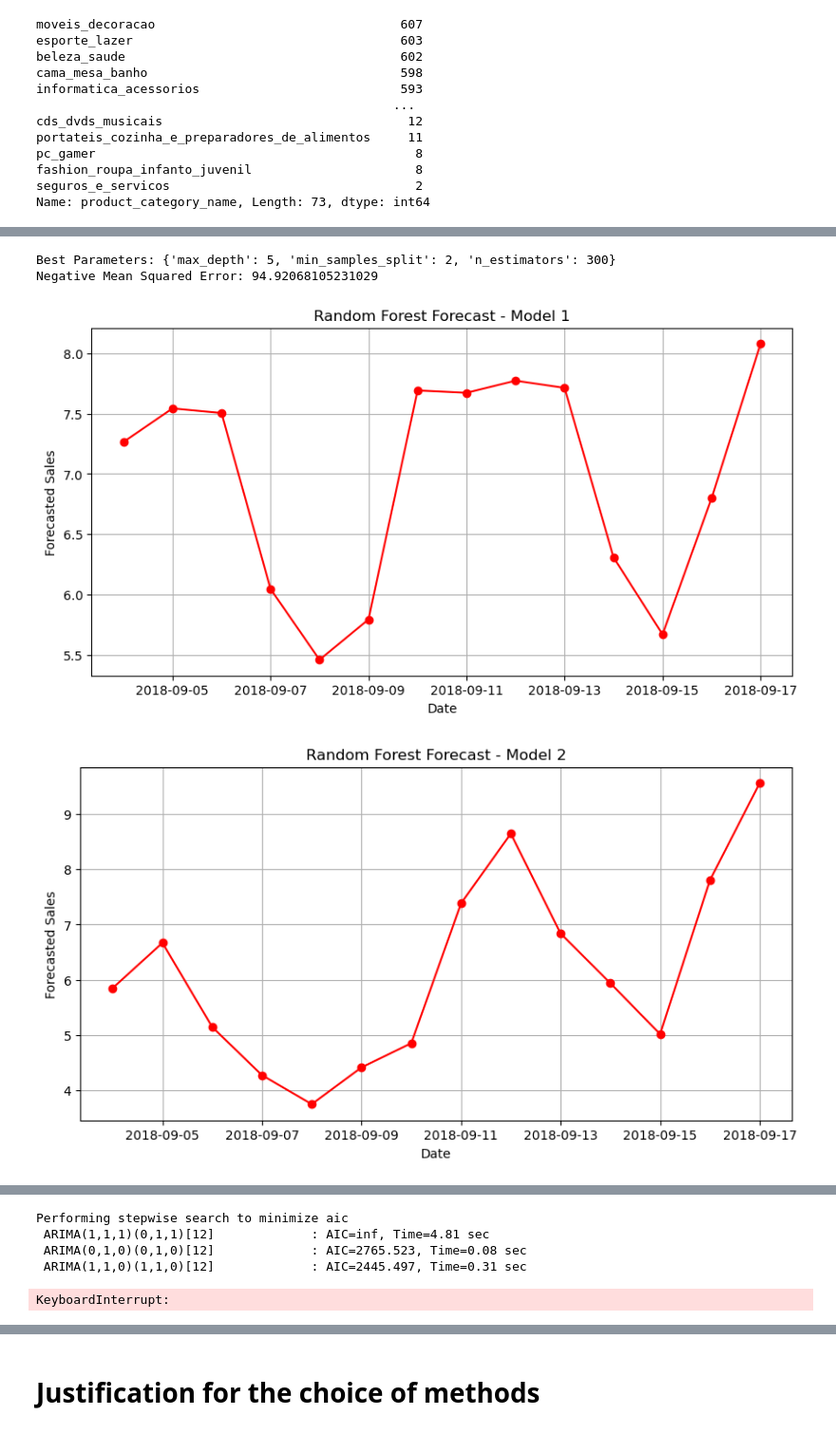
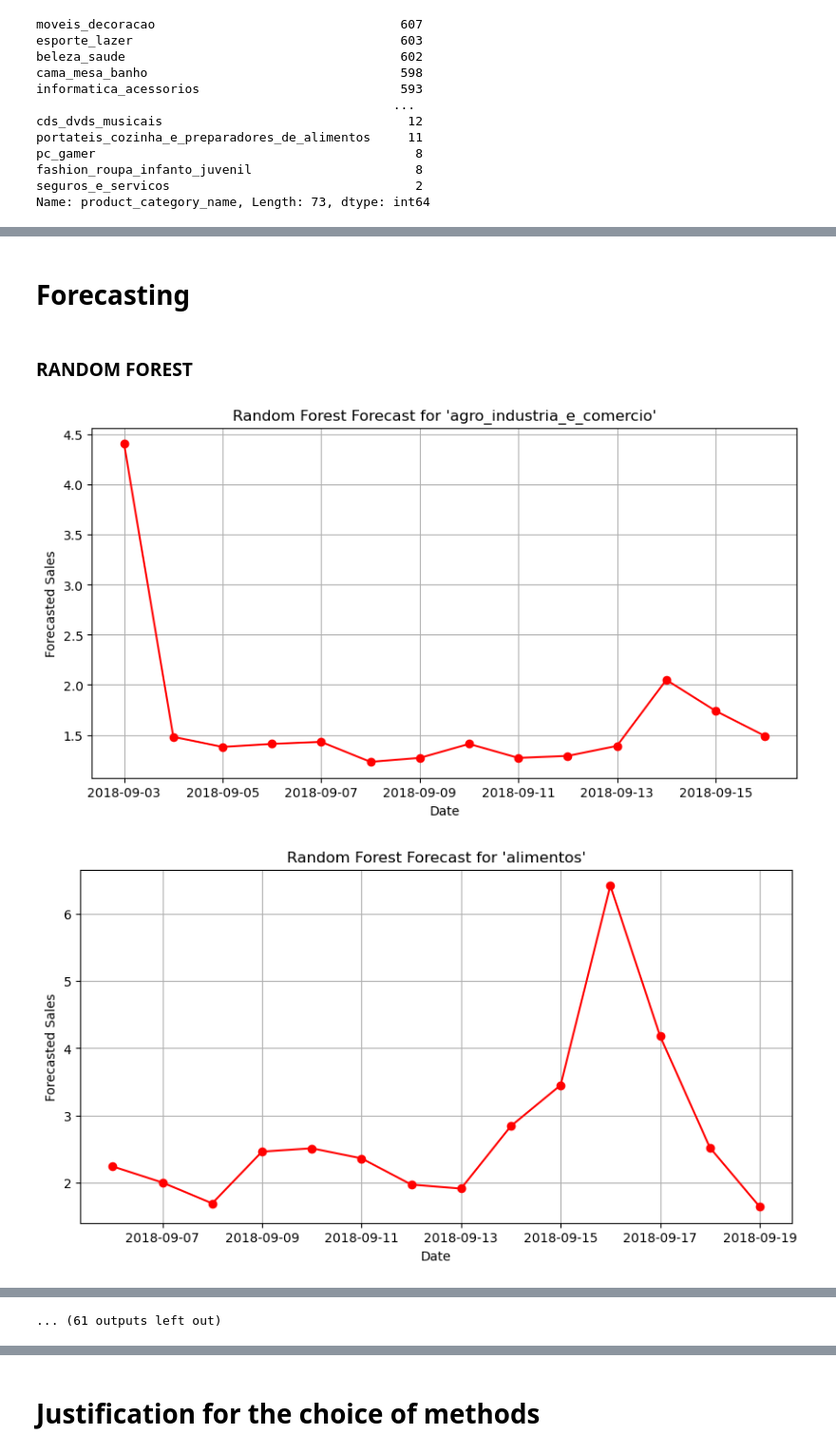
Before and after one commit to MikJarz/e-commerce_analytics_forecasting_project, a Jupyter notebook: Exercise_1_Demand_Forecast.ipynb, the cells around one changed output, grey strips where cells are left out. Shown at 95% size. Drawn from its saved outputs; the diff is of its cells as text; code cells hidden in the pictures.

Commit message:
Fixed forecast (buffer time included)

```diff
--- a/Exercise_1_Demand_Forecast.ipynb
+++ b/Exercise_1_Demand_Forecast.ipynb
@@ -152,5 +111,5 @@ def train_forest_model_one(data):
 # %%
-def train_forest_model_two(data):
+def train_forest_model(data):
     """
     Train a Random Forest regressor model (version two) to predict sales based on date features.
     Version two of the model employs a straightforward approach without cross-validation.
@@ -162,11 +121,14 @@ def train_forest_model_two(data):
     Returns:
     - RandomForestRegressor: Trained Random Forest regressor model.
     """
+    # Create a copy of the DataFrame to avoid SettingWithCopyWarning
+    data = data.copy()
 
     # Extracting date-related features for the Random Forest model
     data['day_of_week'] = data['date'].dt.dayofweek
     data['month'] = data['date'].dt.month
     data['day'] = data['date'].dt.day
+
     X = data[['day_of_week', 'month', 'day']]
     y = data['num_sales']
 
@@ -176,7 +138,7 @@ def train_forest_model_two(data):
 
     return model
 # %%
-def prediction_rf(model, data, days=14):
+def prediction_rf(model, data, days=14, buffer_days=7):
     """
     Forecast sales using a trained Random Forest regressor model.
 
@@ -184,6 +146,7 @@ def prediction_rf(model, data, days=14):
     - model (RandomForestRegressor): Trained Random Forest regressor model.
     - data (DataFrame): DataFrame containing the sales data with a 'date' column.
     - days (int): Number of days into the future to forecast.
+    - buffer_days (int): Number of days to buffer before starting the forecast.
 
     Returns:
     - predictions (array): Array of forecasted sales values.
@@ -193,9 +156,8 @@ def prediction_rf(model, data, days=14):
     # Get the current date
     last_date = data['date'].max()
 
-    # Create future dates for prediction
-#     future_dates = pd.date_range(start=last_date, periods=days+1, freq='D')[1:]
-    future_dates = pd.date_range(start=last_date + pd.Timedelta(days=1), periods=days, freq='D')
+    # Create future dates for prediction including the buffer period
+    future_dates = pd.date_range(start=last_date + timedelta(days=1), periods=days + buffer_days, freq='D')
 
     # Create a DataFrame with future date features
     future_data = pd.DataFrame({
@@ -204,10 +166,10 @@ def prediction_rf(model, data, days=14):
         'day': future_dates.day
     })
 
-    # Predictions for the future dates
-    predictions = model.predict(future_data)
+    # Predictions for the future dates, considering the buffer period
+    predictions = model.predict(future_data.iloc[buffer_days:])
 
-    return predictions, future_dates
+    return predictions, future_dates[buffer_days:]
 # %%
 def fit_arima(series):
     """
@@ -238,37 +203,24 @@ def fit_arima(series):
+# %% [markdown]
+# Forecasting
+# %% [markdown]
+### RANDOM FOREST
 # %%
 # Load and prepare daily sales data
 sales = prepare_data("orders.csv", "order_items.csv", "products.csv")
 
 # Check if data is loaded successfully
 if not sales.empty:
-    # Training and forecasting with Random Forest for Model 1
-    rf_model = train_forest_model_one(sales)
-    rf_forecast, rf_dates = prediction_rf(rf_model, sales)
-    plot_forecasts(rf_dates, rf_forecast, "Random Forest Forecast - Model 1")
-
-    # Training and forecasting with Random Forest for Model 2
-    rf_model_2 = train_forest_model_two(sales)
-    rf_forecast_2, rf_dates_2 = prediction_rf(rf_model_2, sales)
-    plot_forecasts(rf_dates_2, rf_forecast_2, "Random Forest Forecast - Model 2")
-
-    # Iterate over each product category and perform ARIMA forecasting
+    # Iterate over each product category and perform Random forest forecasting
     for category in sales['product_category_name'].unique():
-        category_series = sales[sales['product_category_name'] == category].set_index('date').asfreq('D', fill_value=0)['num_sales']
-        if check_if_data_exists(category_series):
-            # Fit ARIMA model and make forecasts
-            forecast_arima = fit_arima(category_series)
-            if forecast_arima is not None:
-                # Generate dates for ARIMA forecasts
-                arima_dates = pd.date_range(start=category_series.index[-1], periods=15, freq='D')[1:15]
-                plot_forecasts(arima_dates, forecast_arima, f"ARIMA Forecast for '{category}'")
-            else:
-                print(f"ARIMA model could not be fitted for category: {category}.")
-        else:
-            print(f"No sufficient data to run ARIMA model for category: {category}.")
+        # Filter data for the current category
+        category_data = sales[sales['product_category_name'] == category]
+        # Train Random Forest model
+        rf_model_2 = train_forest_model(category_data)
+        # Make predictions for the next 14 days with a 7-day buffer
+        rf_forecast_2, rf_dates_2 = prediction_rf(rf_model_2, category_data, days=14, buffer_days=7)
+        plot_forecasts(rf_dates_2, rf_forecast_2, f"Random Forest Forecast for '{category}'")
 else:
     print("Failed to load any data.")
 # %% [output]
-Best Parameters: {'max_depth': 5, 'min_samples_split': 2, 'n_estimators': 300}
-Negative Mean Squared Error: 94.92068105231029
-[figure, old version]
+[figure, new version]
-[figure, old version]
+[figure, new version]
@@ -311,5 +228,0 @@ Total fit time: 156.057 seconds
-Performing stepwise search to minimize aic
- ARIMA(1,1,1)(0,1,1)[12]             : AIC=inf, Time=4.81 sec
- ARIMA(0,1,0)(0,1,0)[12]             : AIC=2765.523, Time=0.08 sec
- ARIMA(1,1,0)(1,1,0)[12]             : AIC=2445.497, Time=0.31 sec
-KeyboardInterrupt:
@@ -315,0 +237 @@ KeyboardInterrupt:
+... (61 outputs left out)
```
Also changed, not shown: parts of 10 cells of this notebook.
